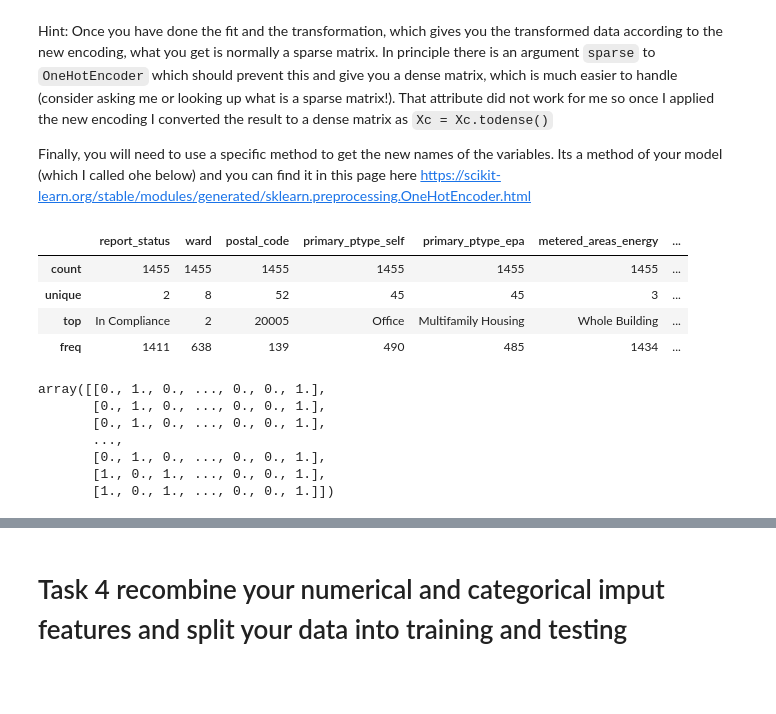
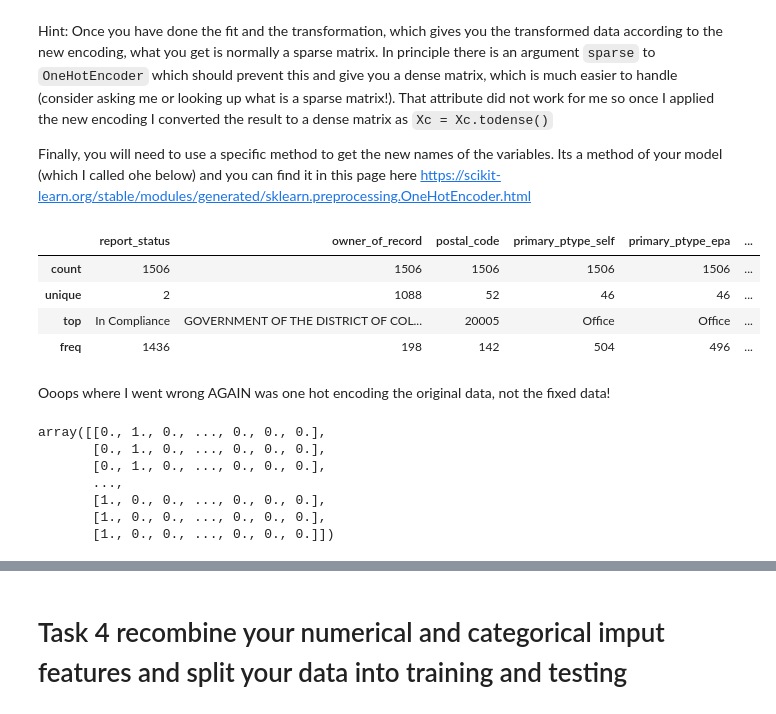
Before and after one commit to ehlatham/PUS2022_CWolk, a Jupyter notebook: HW6/HW6_RandomForestsDC_Take_2.ipynb, the cells around one changed output, grey strips where cells are left out. Saved outputs shown, nothing was run; the diff lists cells and outputs as text; code cells hidden in the pictures; blank space fills up the shorter version.

```diff
--- a/HW6/HW6_RandomForestsDC_Take_2.ipynb
+++ b/HW6/HW6_RandomForestsDC_Take_2.ipynb
@@ -322,2 +396,7 @@ I realized I had to rebuild X with the data categorized correctly, so I reran th
+# %%
+X["weather_norm_site_eui"] = pd.to_numeric(X["weather_norm_site_eui"], errors='coerce')
+# %%
+X["source_eui"] = pd.to_numeric(X["source_eui"], errors = "coerce")
+X["weather_norm_source_eui"] = pd.to_numeric(X["weather_norm_source_eui"], errors = "coerce")
 # %%
 X[["ward"]] = X[["ward"]].astype(object)
@@ -727 +802,6 @@ Why did it only impute ~60 of my missing wards? Did the other ones not have enou
+# %%
+Xc_nostringz.index = list(range(Xc_nostringz.shape[0]))
+X_cat.index = list(range(Xc_nostringz.shape[0]))
+# %%
+X_cat = X_cat.join(Xc_nostringz, rsuffix="right")
 # %%
@@ -750,26 +830,28 @@ Hint: Once you have done the fit and the transformation, which gives you the tra
 
 Finally, you will need to use a specific method to get the new names of the variables. Its a method of your model (which I called ohe below) and you can find it in this page here https://scikit-learn.org/stable/modules/generated/sklearn.preprocessing.OneHotEncoder.html
 # %%
-X_categorical_data.describe()
+X_cat.describe()
 # %% [output]
-|  | report_status | ward | postal_code | primary_ptype_self | primary_ptype_epa | metered_areas_energy | ... |
-| count | 1455 | 1455 | 1455 | 1455 | 1455 | 1455 | ... |
-| unique | 2 | 8 | 52 | 45 | 45 | 3 | ... |
-| top | In Compliance | 2 | 20005 | Office | Multifamily Housing | Whole Building | ... |
-| freq | 1411 | 638 | 139 | 490 | 485 | 1434 | ... |
+|  | report_status | owner_of_record | postal_code | primary_ptype_self | primary_ptype_epa | ... |
+| count | 1506 | 1506 | 1506 | 1506 | 1506 | ... |
+| unique | 2 | 1088 | 52 | 46 | 46 | ... |
+| top | In Compliance | GOVERNMENT OF THE DISTRICT OF COL... | 20005 | Office | Office | ... |
+| freq | 1436 | 198 | 142 | 504 | 496 | ... |
+# %% [markdown]
+Ooops where I went wrong AGAIN was one hot encoding the original data, not the fixed data!
 # %%
 # One Hot Encoding
-ohe = OneHotEncoder(sparse=False).fit(X_categorical_data)
-Xc = ohe.transform(X_categorical_data)
+ohe = OneHotEncoder(sparse=False).fit(X_cat)
+Xc = ohe.transform(X_cat)
 Xc
 # %% [output]
-array([[0., 1., 0., ..., 0., 0., 1.],
-       [0., 1., 0., ..., 0., 0., 1.],
-       [0., 1., 0., ..., 0., 0., 1.],
+array([[0., 1., 0., ..., 0., 0., 0.],
+       [0., 1., 0., ..., 0., 0., 0.],
+       [0., 1., 0., ..., 0., 0., 0.],
        ...,
-       [0., 1., 0., ..., 0., 0., 1.],
-       [1., 0., 1., ..., 0., 0., 1.],
-       [1., 0., 1., ..., 0., 0., 1.]])
+       [1., 0., 0., ..., 0., 0., 0.],
+       [1., 0., 0., ..., 0., 0., 0.],
+       [1., 0., 0., ..., 0., 0., 0.]])
 # %%
 #get the names of the features after the encoding is done
 feature_name_cat = ohe.get_feature_names_out()
```
Also changed, not shown: parts of 72 cells of this notebook.
